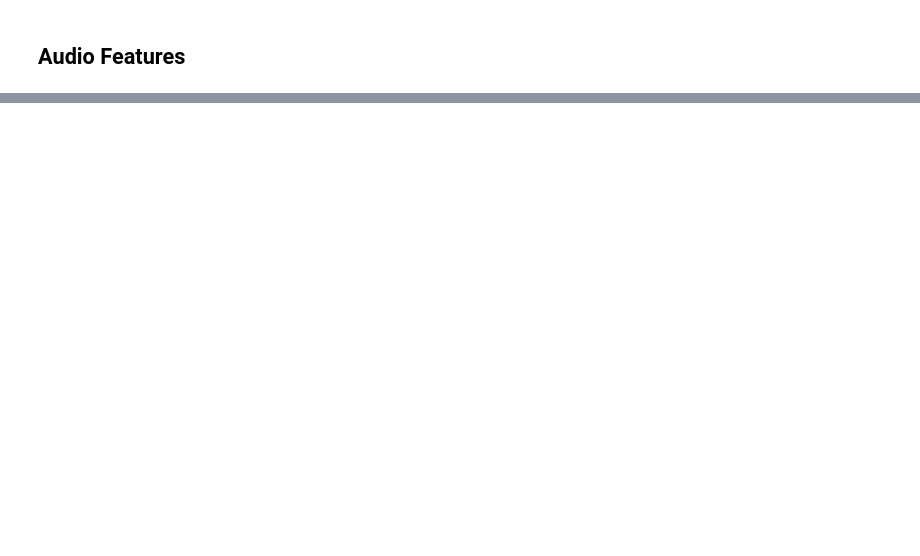
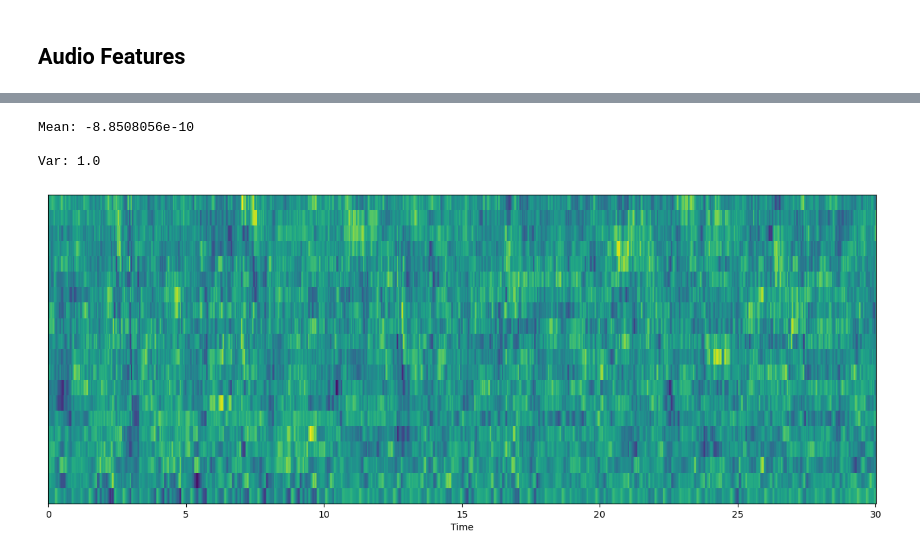
Before and after one commit to esther119/Deep-Learning-Tutorial, a Jupyter notebook: Audio-classification.ipynb, the cells around one changed output, grey strips where cells are left out. Saved outputs shown, nothing was run; the diff lists cells and outputs as text; code cells hidden in the pictures; blank space fills up the shorter version.

```diff
--- a/Audio-classification.ipynb
+++ b/Audio-classification.ipynb
@@ -189,0 +253,13 @@ plt.title("Metal Mel Spectrogram for classical", fontsize = 23);
+# %%
+# Perform Feature Scaling
+mfccs = sklearn.preprocessing.scale(mfccs, axis=1)
+print('Mean:', mfccs.mean(), '\n')
+print('Var:', mfccs.var())
+
+plt.figure(figsize = (16, 6))
+librosa.display.specshow(mfccs, sr=sr_pop, x_axis='time', cmap = 'viridis');
+# %% [output]
+Mean: -8.8508056e-10
+
+Var: 1.0
+[figure, added]
```
Also changed, not shown: parts of 17 cells of this notebook.
